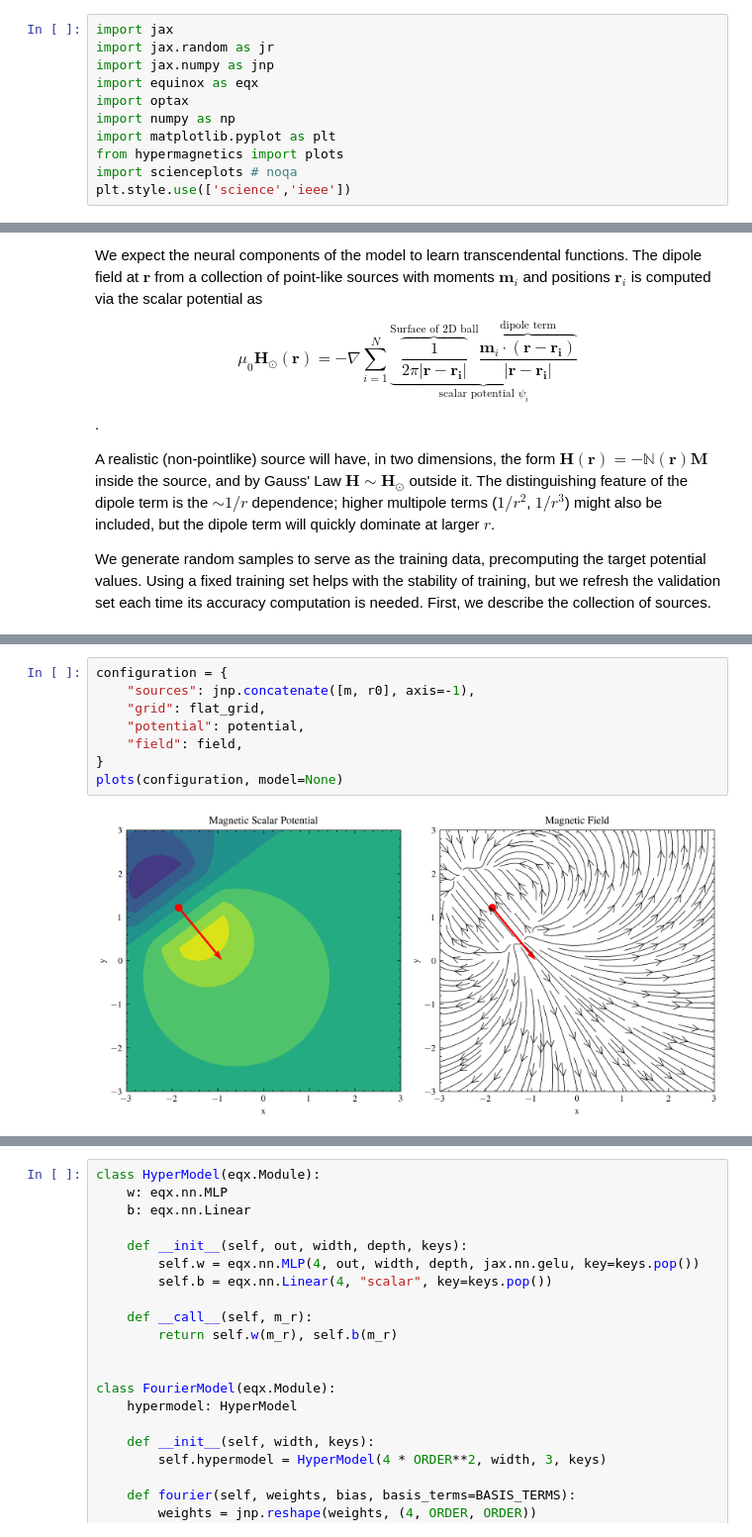
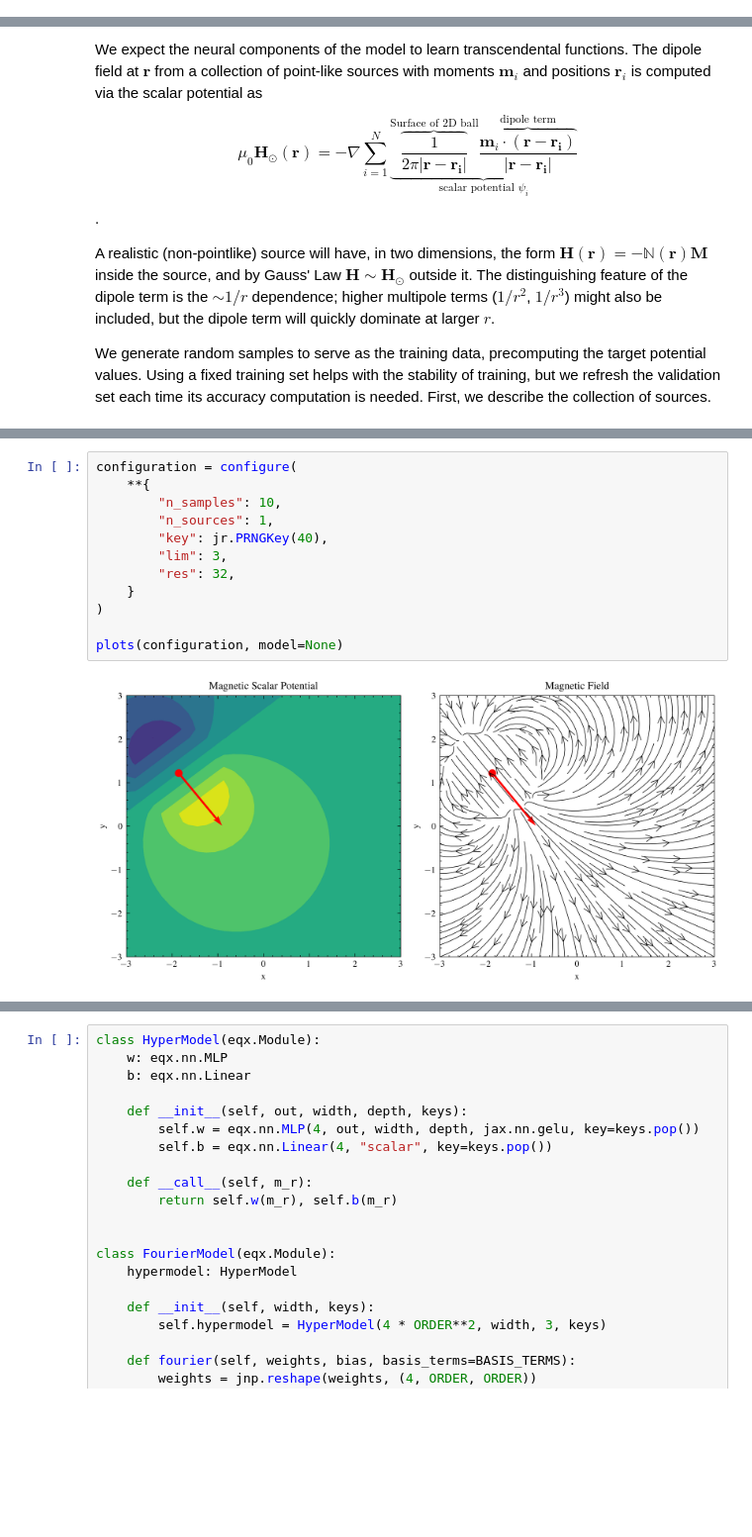
Before and after one commit to cmt-dtu-energy/hypermagnetics, a Jupyter notebook: nbs/fourier2d.ipynb, the cells around one changed output, grey strips where cells are left out. Shown at 99% size. Saved outputs shown, nothing was run; the diff lists cells and outputs as text; blank space fills up the shorter version.

Commit message:
Nbs using hypermagnetics library

```diff
--- a/nbs/fourier2d.ipynb
+++ b/nbs/fourier2d.ipynb
@@ -4,14 +4,3 @@
 This notebook demonstrates that it is possible to learn analytical forms like the dipole field with good accuracy with a physically credible network and desirable scaling behaviour. In this demonstration, we want to model the potential/field from multiple fixed sources at arbitrary field points, and to do so while running over the sources and inference points separately; i.e. O(M + N) and not O(M * N).
 
 We suppose this to be possible because of the principle of superposition for potentials / fields, and our implementation separately the input of magnetic sources (the 'priming' network) from the inference ('main' network). In particular, we try learning a hypernetwork where the role of the priming network is to output the weights for the main network. We will use jax, equinox and optax to develop a model combining neural and analytical (autodiff) components.
-# %%
-import jax
-import jax.random as jr
-import jax.numpy as jnp
-import equinox as eqx
-import optax
-import numpy as np
-import matplotlib.pyplot as plt
-from hypermagnetics import plots
-import scienceplots # noqa
-plt.style.use(['science','ieee'])
@@ -62,13 +19,17 @@ print(potential.shape, field.shape)
-# %%
-configuration = {
-    "sources": jnp.concatenate([m, r0], axis=-1),
-    "grid": flat_grid,
-    "potential": potential,
-    "field": field,
-}
-plots(configuration, model=None)
-# %% [output]
-[figure, removed]
+# %%
+configuration = configure(
+    **{
+        "n_samples": 10,
+        "n_sources": 1,
+        "key": jr.PRNGKey(40),
+        "lim": 3,
+        "res": 32,
+    }
+)
+
+plots(configuration, model=None)
+# %% [output]
+[figure, added]
 # %%
 ORDER = 16
 omega = 2 * jnp.pi * jnp.arange(1, ORDER + 1) / (4 * lim)
```
Also changed, not shown: parts of 5 cells of this notebook, 2 other files.
